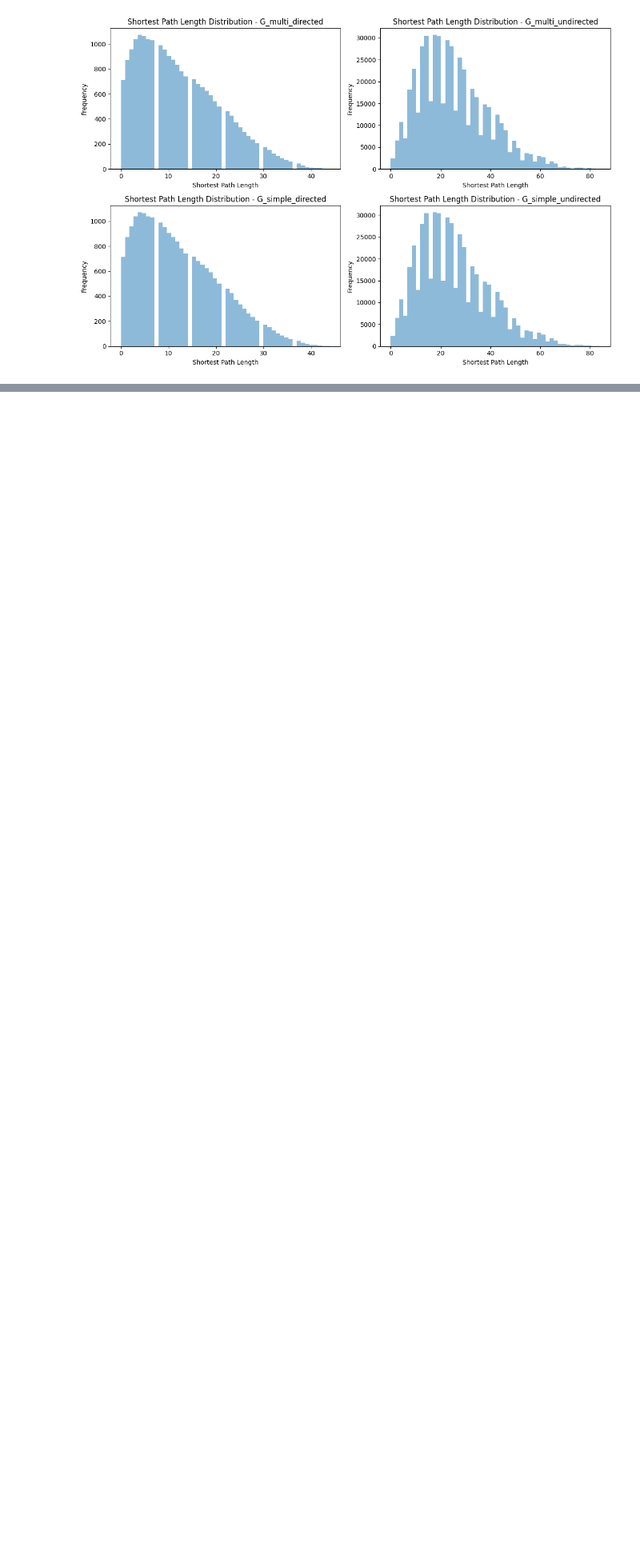
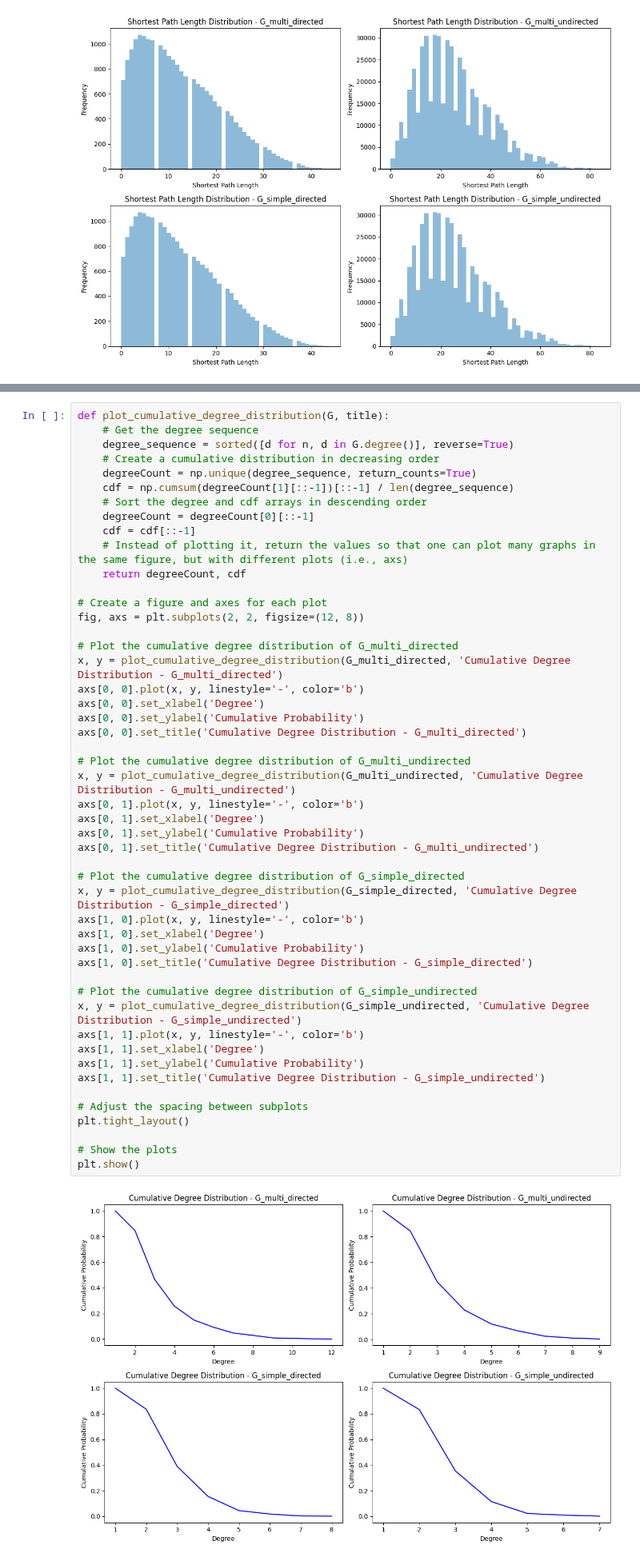
Before and after one commit to johanmasvie/iggielgn_topology_analysis, a Jupyter notebook: topological_analysis.ipynb, the cells around one changed output, grey strips where cells are left out. Shown at 80% size. Drawn from its saved outputs; the diff is of its cells as text; blank space fills up the shorter version.

```diff
--- a/topological_analysis.ipynb
+++ b/topological_analysis.ipynb
@@ -114,0 +120,51 @@ plt.show()
+# %%
+def plot_cumulative_degree_distribution(G, title):
+    # Get the degree sequence
+    degree_sequence = sorted([d for n, d in G.degree()], reverse=True)
+    # Create a cumulative distribution in decreasing order
+    degreeCount = np.unique(degree_sequence, return_counts=True)
+    cdf = np.cumsum(degreeCount[1][::-1])[::-1] / len(degree_sequence)
+    # Sort the degree and cdf arrays in descending order
+    degreeCount = degreeCount[0][::-1]
+    cdf = cdf[::-1]
+    # Instead of plotting it, return the values so that one can plot many graphs in the same figure, but with different plots (i.e., axs)
+    return degreeCount, cdf
+
+# Create a figure and axes for each plot
+fig, axs = plt.subplots(2, 2, figsize=(12, 8))
+
+# Plot the cumulative degree distribution of G_multi_directed
+x, y = plot_cumulative_degree_distribution(G_multi_directed, 'Cumulative Degree Distribution - G_multi_directed')
+axs[0, 0].plot(x, y, linestyle='-', color='b')
+axs[0, 0].set_xlabel('Degree')
+axs[0, 0].set_ylabel('Cumulative Probability')
+axs[0, 0].set_title('Cumulative Degree Distribution - G_multi_directed')
+
+# Plot the cumulative degree distribution of G_multi_undirected
+x, y = plot_cumulative_degree_distribution(G_multi_undirected, 'Cumulative Degree Distribution - G_multi_undirected')
+axs[0, 1].plot(x, y, linestyle='-', color='b')
+axs[0, 1].set_xlabel('Degree')
+axs[0, 1].set_ylabel('Cumulative Probability')
+axs[0, 1].set_title('Cumulative Degree Distribution - G_multi_undirected')
+
+# Plot the cumulative degree distribution of G_simple_directed
+x, y = plot_cumulative_degree_distribution(G_simple_directed, 'Cumulative Degree Distribution - G_simple_directed')
+axs[1, 0].plot(x, y, linestyle='-', color='b')
+axs[1, 0].set_xlabel('Degree')
+axs[1, 0].set_ylabel('Cumulative Probability')
+axs[1, 0].set_title('Cumulative Degree Distribution - G_simple_directed')
+
+# Plot the cumulative degree distribution of G_simple_undirected
+x, y = plot_cumulative_degree_distribution(G_simple_undirected, 'Cumulative Degree Distribution - G_simple_undirected')
+axs[1, 1].plot(x, y, linestyle='-', color='b')
+axs[1, 1].set_xlabel('Degree')
+axs[1, 1].set_ylabel('Cumulative Probability')
+axs[1, 1].set_title('Cumulative Degree Distribution - G_simple_undirected')
+
+# Adjust the spacing between subplots
+plt.tight_layout()
+
+# Show the plots
+plt.show()
+# %% [output]
+[figure, added]
```
Also changed, not shown: parts of 3 cells of this notebook, 2 other files.
